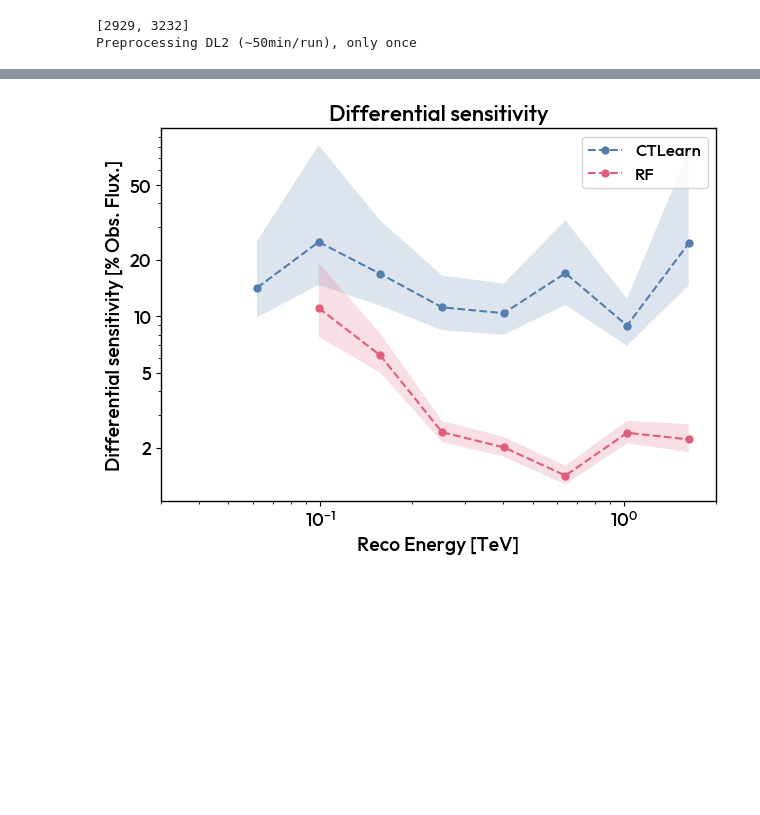
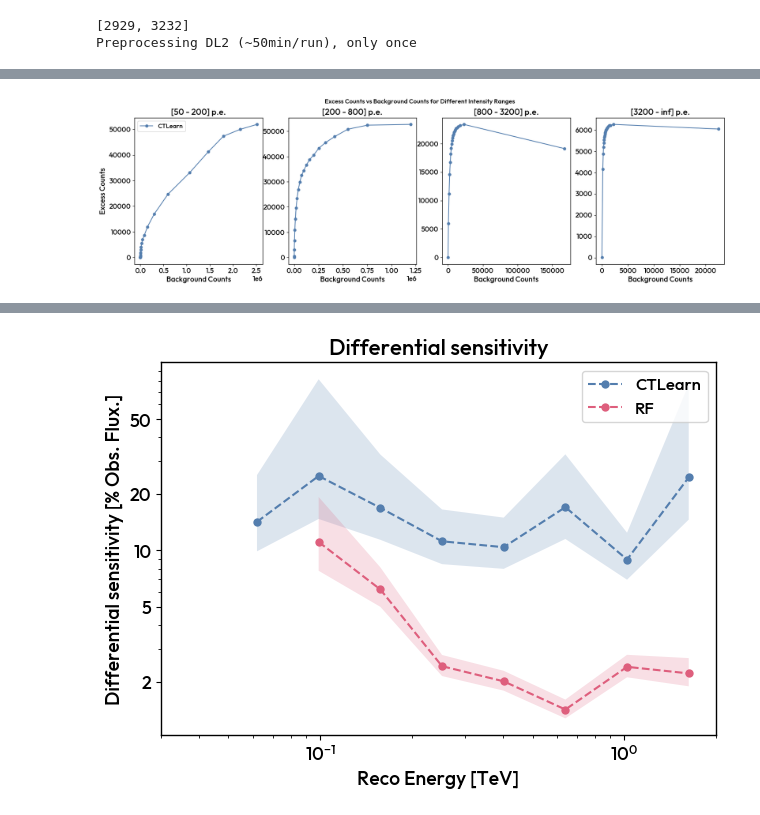
Before and after one commit to BastienLacave/CTLearn-Manager, a Jupyter notebook: notebooks/8_Compare_to_RF.ipynb, the cells around one changed output, grey strips where cells are left out. Drawn from its saved outputs; the diff is of its cells as text; code cells hidden in the pictures; blank space fills up the shorter version.

```diff
--- a/notebooks/8_Compare_to_RF.ipynb
+++ b/notebooks/8_Compare_to_RF.ipynb
@@ -42,0 +54,4 @@ Preprocessing DL2 (~50min/run), only once
+# %%
+RFProcessor.plot_bkg_discrimination_capability()
+# %% [output]
+[figure, added]
```
Also changed, not shown: parts of 4 cells of this notebook, 1 other file.
